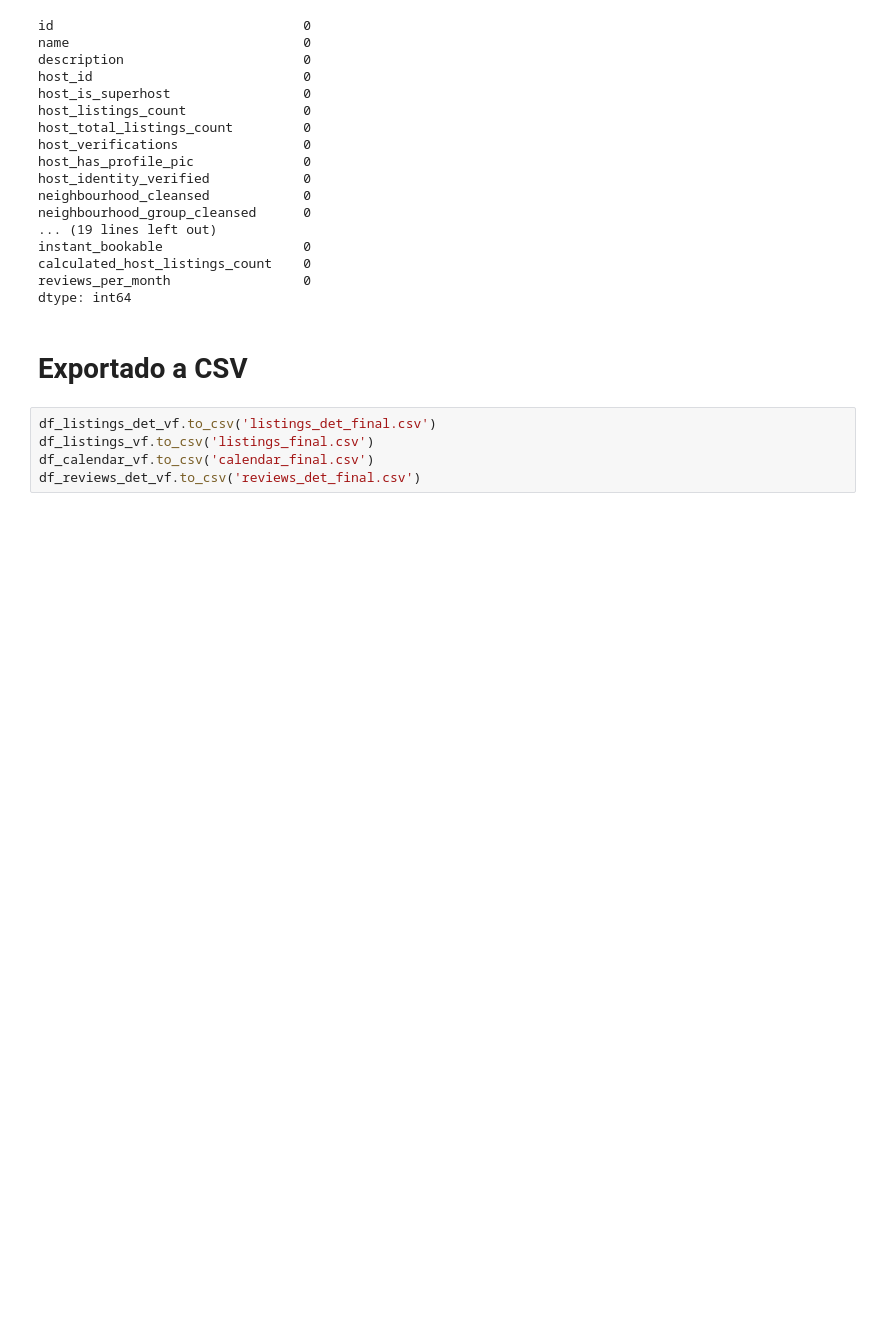
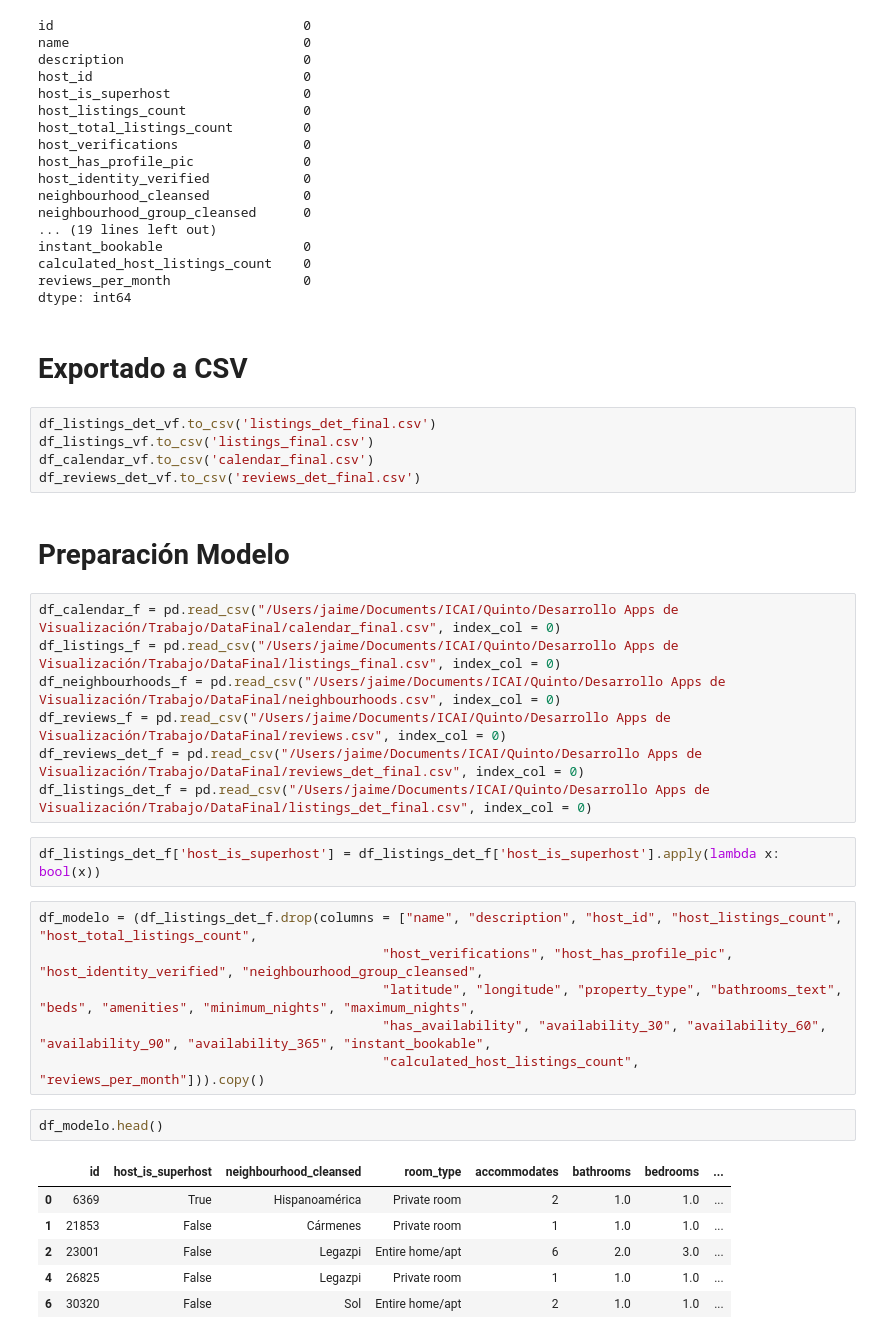
Before and after one commit to carlos-castro-davd/trabajo-2, a Jupyter notebook: preprocesado.ipynb, the cells around one changed output. Drawn from its saved outputs; the diff is of its cells as text; blank space fills up the shorter version.

```diff
--- a/preprocesado.ipynb
+++ b/preprocesado.ipynb
@@ -497,3 +499,29 @@ df_listings_det_vf.to_csv('listings_det_final.csv')
 df_listings_vf.to_csv('listings_final.csv')
 df_calendar_vf.to_csv('calendar_final.csv')
 df_reviews_det_vf.to_csv('reviews_det_final.csv')
+# %% [markdown]
+# Preparación Modelo
+# %%
+df_calendar_f = pd.read_csv("/Users/jaime/Documents/ICAI/Quinto/Desarrollo Apps de Visualización/Trabajo/DataFinal/calendar_final.csv", index_col = 0)
+df_listings_f = pd.read_csv("/Users/jaime/Documents/ICAI/Quinto/Desarrollo Apps de Visualización/Trabajo/DataFinal/listings_final.csv", index_col = 0)
+df_neighbourhoods_f = pd.read_csv("/Users/jaime/Documents/ICAI/Quinto/Desarrollo Apps de Visualización/Trabajo/DataFinal/neighbourhoods.csv", index_col = 0)
+df_reviews_f = pd.read_csv("/Users/jaime/Documents/ICAI/Quinto/Desarrollo Apps de Visualización/Trabajo/DataFinal/reviews.csv", index_col = 0)
+df_reviews_det_f = pd.read_csv("/Users/jaime/Documents/ICAI/Quinto/Desarrollo Apps de Visualización/Trabajo/DataFinal/reviews_det_final.csv", index_col = 0)
+df_listings_det_f = pd.read_csv("/Users/jaime/Documents/ICAI/Quinto/Desarrollo Apps de Visualización/Trabajo/DataFinal/listings_det_final.csv", index_col = 0)
+# %%
+df_listings_det_f['host_is_superhost'] = df_listings_det_f['host_is_superhost'].apply(lambda x: bool(x))
+# %%
+df_modelo = (df_listings_det_f.drop(columns = ["name", "description", "host_id", "host_listings_count", "host_total_listings_count",
+                                            "host_verifications", "host_has_profile_pic", "host_identity_verified", "neighbourhood_group_cleansed",
+                                            "latitude", "longitude", "property_type", "bathrooms_text", "beds", "amenities", "minimum_nights", "maximum_nights",
+                                            "has_availability", "availability_30", "availability_60", "availability_90", "availability_365", "instant_bookable",
+                                            "calculated_host_listings_count", "reviews_per_month"])).copy()
+# %%
+df_modelo.head()
+# %% [output]
+|  | id | host_is_superhost | neighbourhood_cleansed | room_type | accommodates | bathrooms | bedrooms | ... |
+| 0 | 6369 | True | Hispanoamérica | Private room | 2 | 1.0 | 1.0 | ... |
+| 1 | 21853 | False | Cármenes | Private room | 1 | 1.0 | 1.0 | ... |
+| 2 | 23001 | False | Legazpi | Entire home/apt | 6 | 2.0 | 3.0 | ... |
+| 4 | 26825 | False | Legazpi | Private room | 1 | 1.0 | 1.0 | ... |
+| 6 | 30320 | False | Sol | Entire home/apt | 2 | 1.0 | 1.0 | ... |
```
Also changed, not shown: parts of 20 cells of this notebook.
